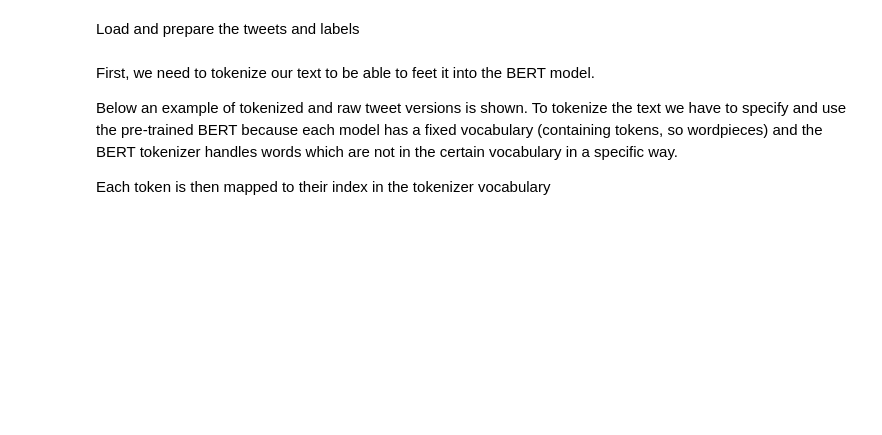
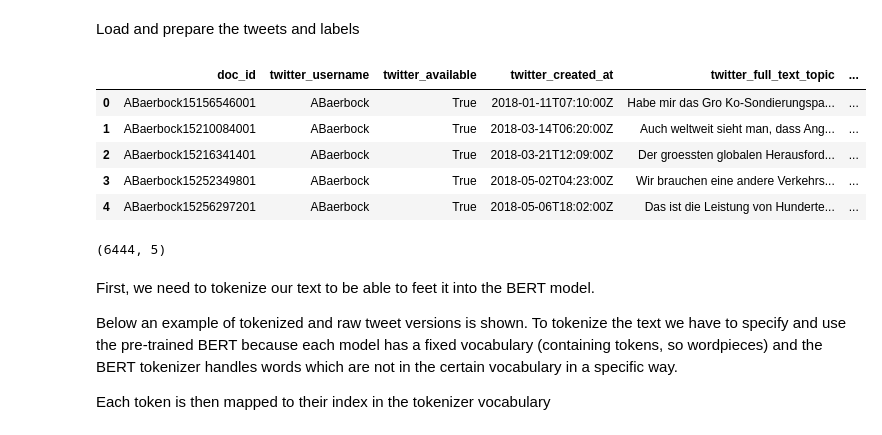
Before and after one commit to lisa-wm/consulting, a Jupyter notebook: 2_code/3_scripts/2_python/BERT_Fine_Tuning_pure.ipynb, the cells around one changed output. Drawn from its saved outputs; the diff is of its cells as text; code cells hidden in the pictures; blank space fills up the shorter version.

```diff
--- a/2_code/3_scripts/2_python/BERT_Fine_Tuning_pure.ipynb
+++ b/2_code/3_scripts/2_python/BERT_Fine_Tuning_pure.ipynb
@@ -108,15 +110,45 @@ Load and prepare the tweets and labels
 # %%
 import pandas as pd
 
 # Load the dataset into a pandas dataframe.
-df = pd.read_csv("data-tweepy-df-subset-labeled-manually.csv" , delimiter=';',error_bad_lines=False)
+df = pd.read_csv("./drive/MyDrive/BERT_Files/BERT_Fine-Tuning_pure/data_labeled_processed_bert.csv" , delimiter=',', header = 0)
 
 df['label_binary'] = [1 if label == 'positive' else 0 for label in df.label]
-df.head()
+
+df = df.dropna(subset=['label'])
 
 # Get the lists of tweets and their labels.
-tweets = df.full_text.values
+tweets = df.twitter_full_text.values
 labels = df.label_binary.values
+
+df.head()
+#len(df)
+# %% [output]
+|  | doc_id | twitter_username | twitter_available | twitter_created_at | twitter_full_text_topic | ... |
+| 0 | ABaerbock15156546001 | ABaerbock | True | 2018-01-11T07:10:00Z | Habe mir das Gro Ko-Sondierungspa... | ... |
+| 1 | ABaerbock15210084001 | ABaerbock | True | 2018-03-14T06:20:00Z | Auch weltweit sieht man, dass Ang... | ... |
+| 2 | ABaerbock15216341401 | ABaerbock | True | 2018-03-21T12:09:00Z | Der groessten globalen Herausford... | ... |
+| 3 | ABaerbock15252349801 | ABaerbock | True | 2018-05-02T04:23:00Z | Wir brauchen eine andere Verkehrs... | ... |
+| 4 | ABaerbock15256297201 | ABaerbock | True | 2018-05-06T18:02:00Z | Das ist die Leistung von Hunderte... | ... |
+# %%
+# Prepare GermEval Dataset
+# data-germeval-2017-train.tsv
+germeval = pd.read_csv("./drive/MyDrive/BERT_Files/BERT_Fine-Tuning_pure/data-germeval-2017-train.tsv",
+                   sep='\t',
+                   header=None,
+                   names = ["full_text", "0", "label", "2"])
+germeval['label_binary'] = [1 if label == 'positive' else 0 for label in germeval.label]
+germeval = germeval.loc[lambda x: x['label'] != "neutral"]
+germeval['label'].value_counts()
+
+
+# Get the lists of tweets and their labels.
+tweets_germeval = germeval.full_text.values[0:100]
+labels_germeval = germeval.label_binary.values[0:100]
+
+germeval.shape
+# %% [output]
+(6444, 5)
 # %% [markdown]
 First, we need to tokenize our text to be able to feet it into the BERT model.
 
```
Also changed, not shown: parts of 26 cells of this notebook, 6 other files.
